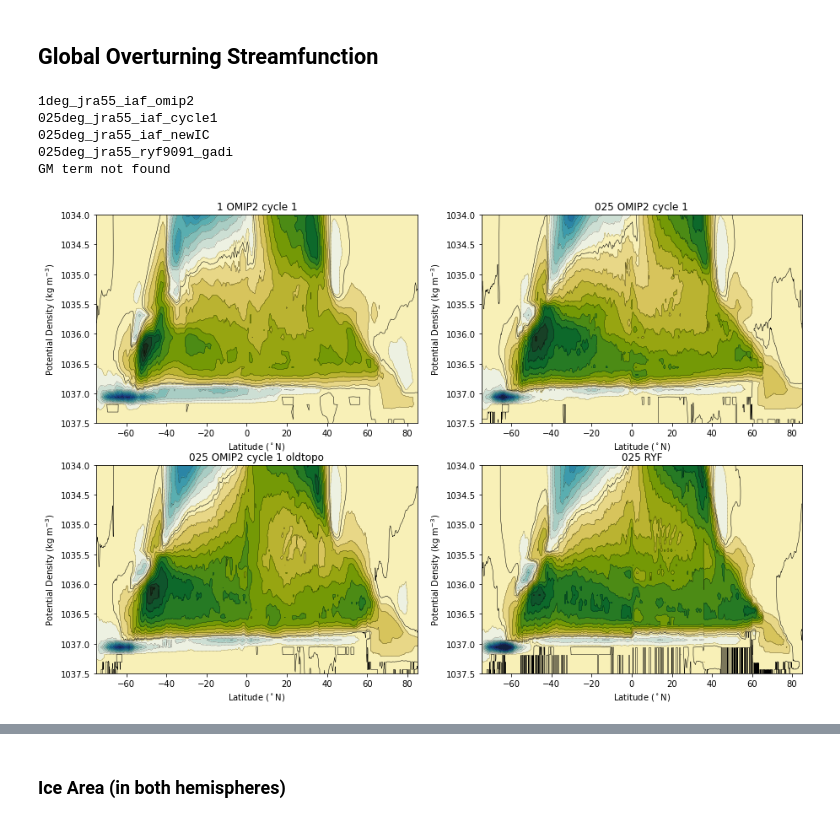
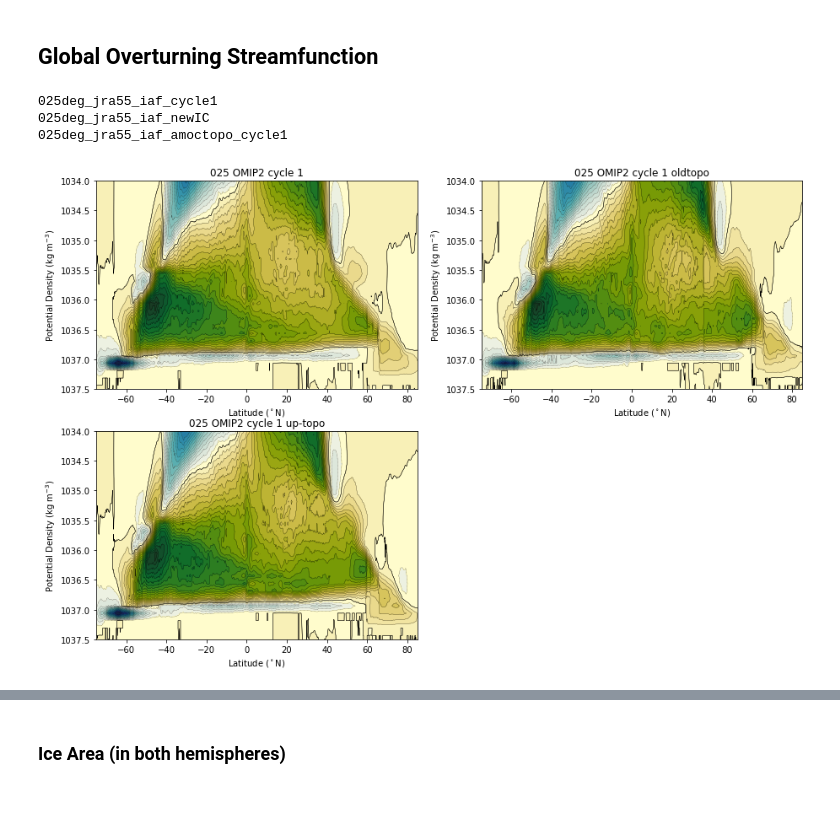
Before and after one commit to rmholmes/cosima-scripts, a Jupyter notebook: omip/OMIP2_025deg_InitialAnalysis.ipynb, the cells around one changed output, grey strips where cells are left out. Cells and saved outputs as stored; diff of their text form; code cells hidden in the pictures.

Commit message:
update omip analysis.

```diff
--- a/omip/OMIP2_025deg_InitialAnalysis.ipynb
+++ b/omip/OMIP2_025deg_InitialAnalysis.ipynb
@@ -31,14 +31,16 @@ session = cc.database.create_session(db)
 # %%
 exptdict = OrderedDict([
     ('1 OMIP2 cycle 1',  {'expt':'1deg_jra55_iaf_omip2'}),
-    ('1 OMIP2 cycle 2',  {'expt':'1deg_jra55_iaf_omip2_cycle2'}),
-    ('1 OMIP2 cycle 3',  {'expt':'1deg_jra55_iaf_omip2_cycle3'}),
-    ('1 OMIP2 cycle 4',  {'expt':'1deg_jra55_iaf_omip2_cycle4'}),
-    ('1 OMIP2 cycle 5',  {'expt':'1deg_jra55_iaf_omip2_cycle5'}),
+#    ('1 OMIP2 cycle 2',  {'expt':'1deg_jra55_iaf_omip2_cycle2'}),
+#    ('1 OMIP2 cycle 3',  {'expt':'1deg_jra55_iaf_omip2_cycle3'}),
+#    ('1 OMIP2 cycle 4',  {'expt':'1deg_jra55_iaf_omip2_cycle4'}),
+#    ('1 OMIP2 cycle 5',  {'expt':'1deg_jra55_iaf_omip2_cycle5'}),
     ('1 OMIP2 cycle 6',  {'expt':'1deg_jra55_iaf_omip2_cycle6'}),
     ('025 OMIP2 cycle 1',   {'expt':'025deg_jra55_iaf_cycle1'}),
     ('025 OMIP2 cycle 2',   {'expt':'025deg_jra55_iaf_cycle2'}),
     ('025 OMIP2 cycle 1 oldtopo',  {'expt':'025deg_jra55_iaf_newIC'}),
+    ('025 OMIP2 cycle 1 up-topo',   {'expt':'025deg_jra55_iaf_amoctopo_cycle1'}),
+    ('025 OMIP2 cycle 2 up-topo',   {'expt':'025deg_jra55_iaf_amoctopo_cycle2'}),
     ('025 RYF',   {'expt':'025deg_jra55_ryf9091_gadi'}),
 ])
 # %% [markdown]
@@ -288,7 +302,8 @@ Text(0.5, 1.0, 'AABW Cell')
 ### AMOC Overturning @ 26°N
 # %%
 %%time
-keys = ['1 OMIP2 cycle 1','1 OMIP2 cycle 2','1 OMIP2 cycle 6','025 OMIP2 cycle 1','025 OMIP2 cycle 2','025 OMIP2 cycle 1 oldtopo']
+keys = ['025 OMIP2 cycle 1','025 OMIP2 cycle 2','025 OMIP2 cycle 1 oldtopo','025 OMIP2 cycle 1 up-topo','025 OMIP2 cycle 2 up-topo']
+colors = {'025 OMIP2 cycle 1': 'C0','025 OMIP2 cycle 2': 'C0','025 OMIP2 cycle 1 oldtopo': 'C1','025 OMIP2 cycle 1 up-topo':'C2','025 OMIP2 cycle 2 up-topo':'C2'}
 plt.figure(figsize=(10,5))
 for ekey in keys:
     expt = exptdict[ekey]['expt']
@@ -305,7 +320,7 @@ for ekey in keys:
         print('GM term not found')
 
     psi_amoc_sum = psi_amoc_sum.sel(potrho=slice(1035.5,None)).max('potrho').resample(time='Y').mean()
-    psi_amoc_sum.plot(label=ekey)
+    psi_amoc_sum.plot(label=ekey,color=colors[ekey])
 xlims = plt.xlim()
 plt.plot(xlims,[17.2,17.2],'--k',label='RAPID (McCarthy et al. 2015)')
 plt.legend()
@@ -366,7 +380,7 @@ Text(0.5, 1.0, 'Indonesian Throughflow (115E)')
 # %% [markdown]
 ## Global Overturning Streamfunction
 # %%
-def plot_psi(psi_avg, clev=np.arange(-25,25,2)):
+def plot_psi(psi_avg, clev=np.arange(-25,25,1.)):
     p1 = plt.contourf(psi_avg.grid_yu_ocean,
                  psi_avg.potrho,
                  psi_avg,
@@ -388,30 +402,28 @@ def plot_psi(psi_avg, clev=np.arange(-25,25,2)):
 # %%
 plt.figure(figsize=(15,10))
 ii=0
-keys = ['1 OMIP2 cycle 1','025 OMIP2 cycle 1','025 OMIP2 cycle 1 oldtopo','025 RYF']
+keys = ['025 OMIP2 cycle 1','025 OMIP2 cycle 1 oldtopo','025 OMIP2 cycle 1 up-topo']
 for ekey in keys:
     ii+=1
     plt.subplot(2,2,ii)
     expt = exptdict[ekey]['expt']
     print(expt)
-    var = cc.querying.getvar(expt,'ty_trans_rho',session,start_time='2017-01-01',end_time='2018-01-01')
+    var = cc.querying.getvar(expt,'ty_trans_rho',session,start_time='2016-01-01',end_time='2018-01-01')
     psi = var.mean('time').sum('grid_xt_ocean')*1.0e-9
     psi_avg = psi.cumsum('potrho') -  psi.sum('potrho')
 
     try:
-        var2 = cc.querying.getvar(expt,'ty_trans_rho_gm',session,start_time='2017-01-01',end_time='2018-01-01')
+        var2 = cc.querying.getvar(expt,'ty_trans_rho_gm',session,start_time='2016-01-01',end_time='2018-01-01')
         psi_gm = var2.mean('time').sum('grid_xt_ocean')*1.0e-9
         psi_avg = psi_avg + psi_gm
     except:
         print('GM term not found')
 
     psi_avg.load()
     p1 = plot_psi(psi_avg)
     plt.title(ekey)
 # %% [output]
-1deg_jra55_iaf_omip2
 025deg_jra55_iaf_cycle1
 025deg_jra55_iaf_newIC
-025deg_jra55_ryf9091_gadi
-GM term not found
+025deg_jra55_iaf_amoctopo_cycle1
-[figure, old version]
+[figure, new version]
```
Also changed, not shown: parts of 14 cells of this notebook, 1 other file.
